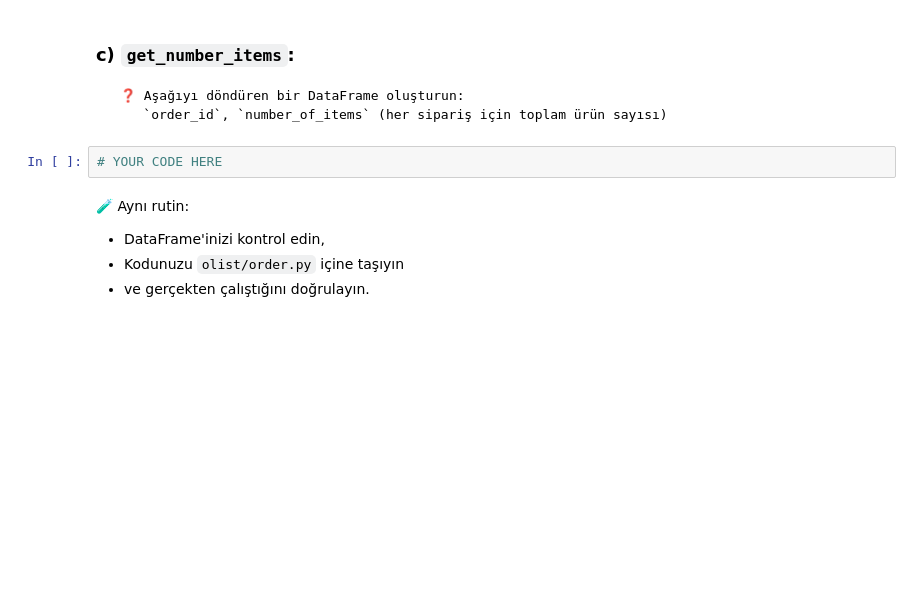
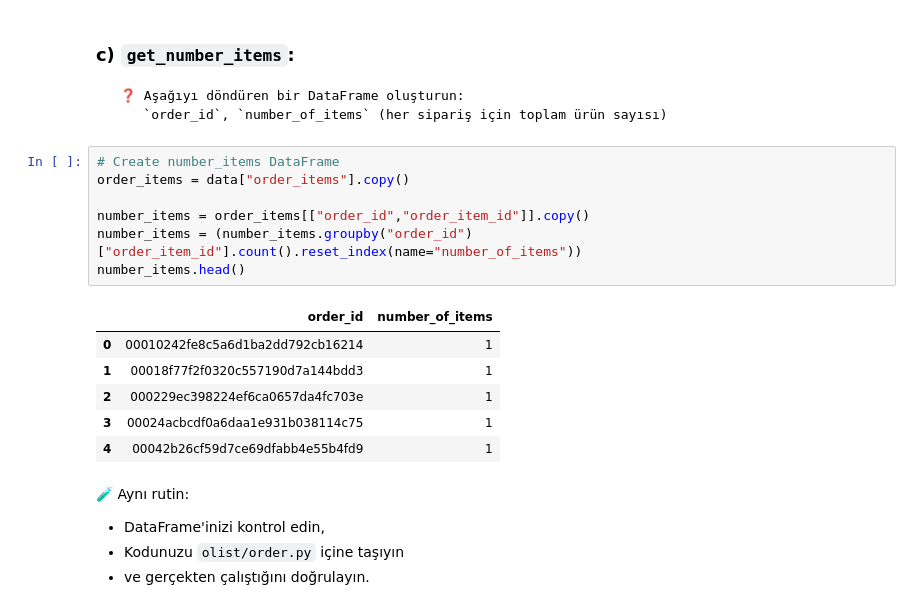
Before and after one commit to buseozgur/data-orders, a Jupyter notebook: orders.ipynb, the cells around one changed output. Cells and saved outputs as stored; diff of their text form; blank space fills up the shorter version.

Commit message:
notebook(order): build and test number_items features

```diff
--- a/orders.ipynb
+++ b/orders.ipynb
@@ -307,8 +321,20 @@ git push origin master
 ### c) `get_number_items`:
      ❓ Aşağıyı döndüren bir DataFrame oluşturun:
         `order_id`, `number_of_items` (her sipariş için toplam ürün sayısı)
-# %%
-# YOUR CODE HERE
+# %%
+# Create number_items DataFrame
+order_items = data["order_items"].copy()
+
+number_items = order_items[["order_id","order_item_id"]].copy()
+number_items = (number_items.groupby("order_id")["order_item_id"].count().reset_index(name="number_of_items"))
+number_items.head()
+# %% [output]
+|  | order_id | number_of_items |
+| 0 | 00010242fe8c5a6d1ba2dd792cb16214 | 1 |
+| 1 | 00018f77f2f0320c557190d7a144bdd3 | 1 |
+| 2 | 000229ec398224ef6ca0657da4fc703e | 1 |
+| 3 | 00024acbcdf0a6daa1e931b038114c75 | 1 |
+| 4 | 00042b26cf59d7ce69dfabb4e55b4fd9 | 1 |
 # %% [markdown]
 🧪 Aynı rutin:
 * DataFrame'inizi kontrol edin,
```
Also changed, not shown: parts of 2 cells of this notebook.
